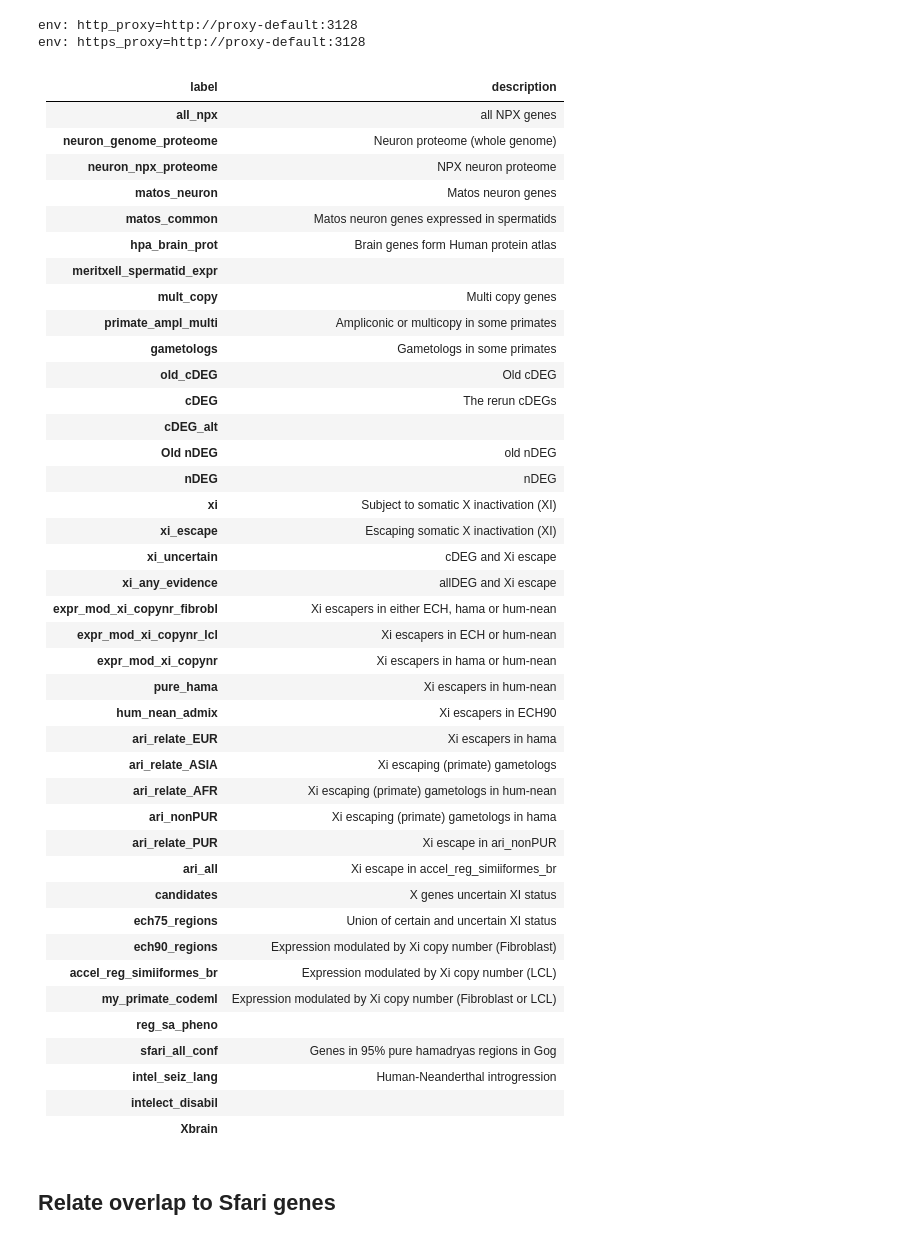
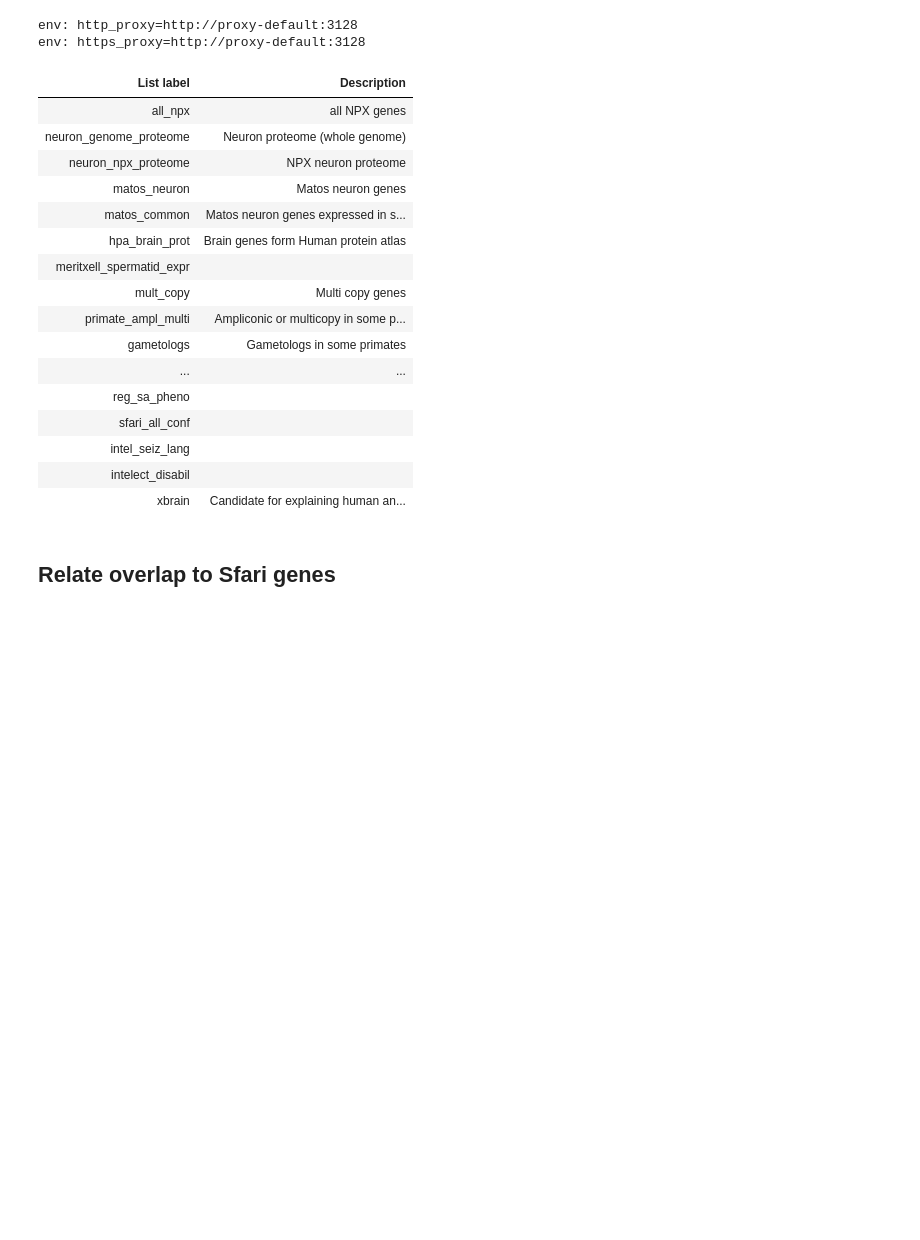
Before and after one commit to munch-group/relate1Kgenomes, a Jupyter notebook: notebooks/nb02_sfari.ipynb, the cells around one changed output. Saved outputs shown, nothing was run; the diff lists cells and outputs as text; code cells hidden in the pictures; blank space fills up the shorter version.

```diff
--- a/notebooks/nb02_sfari.ipynb
+++ b/notebooks/nb02_sfari.ipynb
@@ -20,83 +20,63 @@ import matplotlib
 from matplotlib.axes import Axes
 import matplotlib.pyplot as plt
 import seaborn as sns
-sns.set_style('ticks')
+# sns.set_style('ticks')
 %config InlineBackend.figure_format = 'retina'
 # %config InlineBackend.figure_format = 'svg'
+
+from vscodenb import vscode_theme as theme
+from vscodenb import set_vscode_theme
+set_vscode_theme(style='ticks', frame=True)
 
 user_settings = '~/.jupyter/lab/user-settings/@jupyterlab/apputils-extension/themes.jupyterlab-settings'
 if 'JupyterLab Dark' in open(os.path.expanduser(user_settings)).read() or '__vsc_ipynb_file__' in globals():
     style = {'axes.facecolor': '#111111',
      'axes.edgecolor': '.99',
      'axes.labelcolor': '.99',
      'figure.facecolor': '#111111',
      'grid.color': '.0',
      'text.color': '.99',
      'xtick.color': '.99',
      'ytick.color': '.99',
      'patch.edgecolor': 'w',
     }
     sns.set_style(style)
     sns.set_palette('pastel')
 
 plt.style.use('dark_background')
 import matplotlib
 matplotlib.rcParams['axes.facecolor'] = '#1F1F1F'
 matplotlib.rcParams['figure.facecolor'] = '#1F1F1F'
 
 
 import geneinfo.utils as utils
-from geneinfo.utils import GeneList as glist
+from geneinfo.genelist import GeneListCollection
+from geneinfo.genelist import GeneList as glist
 import geneinfo.information as gi
 
 def stars(p):
     return '*' * int((-np.log10(p / 5) - 1))
 
-gene_lists = utils.GeneListCollection(google_sheet='1JSjSLuto3jqdEnnG7JqzeC_1pUZw76n7XueVAYrUOpk')
+gene_lists = GeneListCollection(google_sheet='1JSjSLuto3jqdEnnG7JqzeC_1pUZw76n7XueVAYrUOpk')
 gene_lists
 # %% [output]
-| label | description |
-|:---|:---|
-| **all_npx** | all NPX genes |
-| **neuron_genome_proteome** | Neuron proteome (whole genome) |
-| **neuron_npx_proteome** | NPX neuron proteome |
-| **matos_neuron** | Matos neuron genes |
-| **matos_common** | Matos neuron genes expressed in spermatids |
-| **hpa_brain_prot** | Brain genes form Human protein atlas |
-| **meritxell_spermatid_expr** |  |
-| **mult_copy** | Multi copy genes |
-| **primate_ampl_multi** | Ampliconic or multicopy in some primates |
-| **gametologs** | Gametologs in some primates |
-| **old_cDEG** | Old cDEG |
-| **cDEG** | The rerun cDEGs |
-| **cDEG_alt** |  |
-| **Old nDEG** | old nDEG |
-| **nDEG** | nDEG |
-| **xi** | Subject to somatic X inactivation (XI) |
-| **xi_escape** | Escaping somatic X inactivation (XI) |
-| **xi_uncertain** | cDEG and Xi escape |
-| **xi_any_evidence** | allDEG and Xi escape |
-| **expr_mod_xi_copynr_fibrobl** | Xi escapers in either ECH,  hama or hum-nean |
-| **expr_mod_xi_copynr_lcl** | Xi escapers in ECH or hum-nean |
-| **expr_mod_xi_copynr** | Xi escapers  in hama or hum-nean |
-| **pure_hama** | Xi escapers  in hum-nean |
-| **hum_nean_admix** | Xi escapers  in ECH90 |
-| **ari_relate_EUR** | Xi escapers  in hama |
-| **ari_relate_ASIA** | Xi escaping (primate)  gametologs |
-| **ari_relate_AFR** | Xi escaping (primate)  gametologs in hum-nean |
-| **ari_nonPUR** | Xi escaping (primate)  gametologs in hama |
-| **ari_relate_PUR** | Xi escape in ari_nonPUR |
-| **ari_all** | Xi escape in accel_reg_simiiformes_br |
-| **candidates** | X genes uncertain XI status |
-| **ech75_regions** | Union of certain  and uncertain  XI status |
-| **ech90_regions** | Expression  modulated by Xi copy number (Fibroblast) |
-| **accel_reg_simiiformes_br** | Expression  modulated by Xi copy number (LCL) |
-| **my_primate_codeml** | Expression  modulated by Xi copy number (Fibroblast or LCL) |
-| **reg_sa_pheno** |  |
-| **sfari_all_conf** | Genes in 95% pure hamadryas regions in Gog |
-| **intel_seiz_lang** | Human-Neanderthal introgression |
-| **intelect_disabil** |  |
-| **Xbrain** |  |
+| List label | Description |
+| all_npx | all NPX genes |
+| neuron_genome_proteome | Neuron proteome (whole genome) |
+| neuron_npx_proteome | NPX neuron proteome |
+| matos_neuron | Matos neuron genes |
+| matos_common | Matos neuron genes expressed in s... |
+| hpa_brain_prot | Brain genes form Human protein atlas |
+| meritxell_spermatid_expr |  |
+| mult_copy | Multi copy genes |
+| primate_ampl_multi | Ampliconic or multicopy in some p... |
+| gametologs | Gametologs in some primates |
+| ... | ... |
+| reg_sa_pheno |  |
+| sfari_all_conf |  |
+| intel_seiz_lang |  |
+| intelect_disabil |  |
+| xbrain | Candidate for explaining human an... |
 # %% [markdown]
 ## Relate overlap to Sfari genes
 # %%
```
Also changed, not shown: parts of 1 cell of this notebook, 8 other files.
